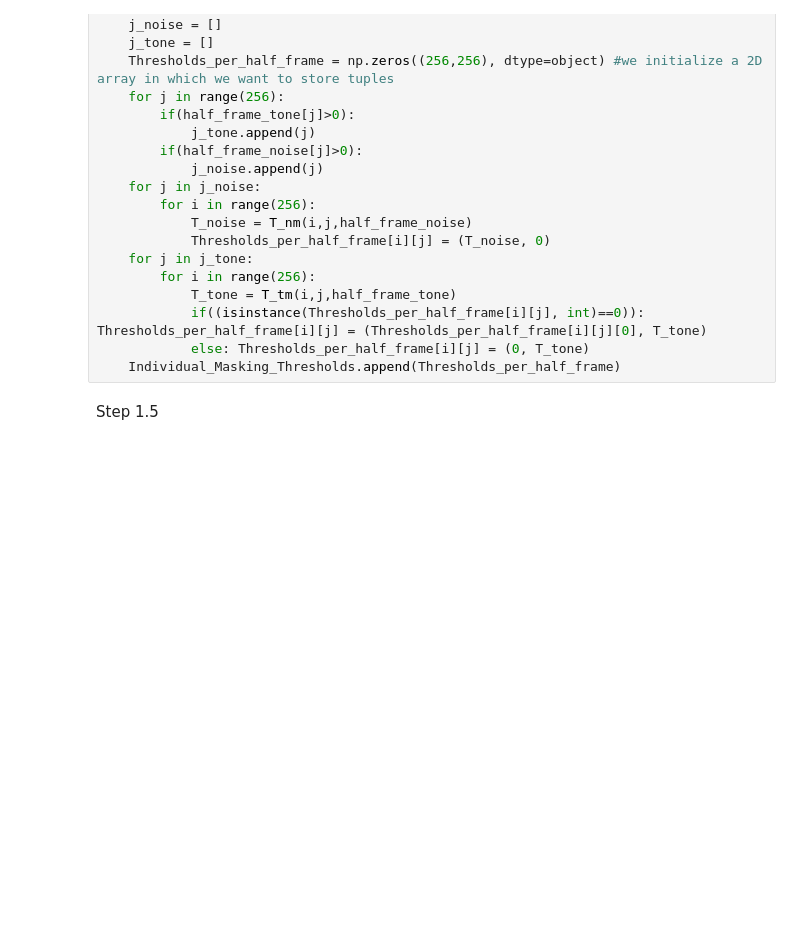
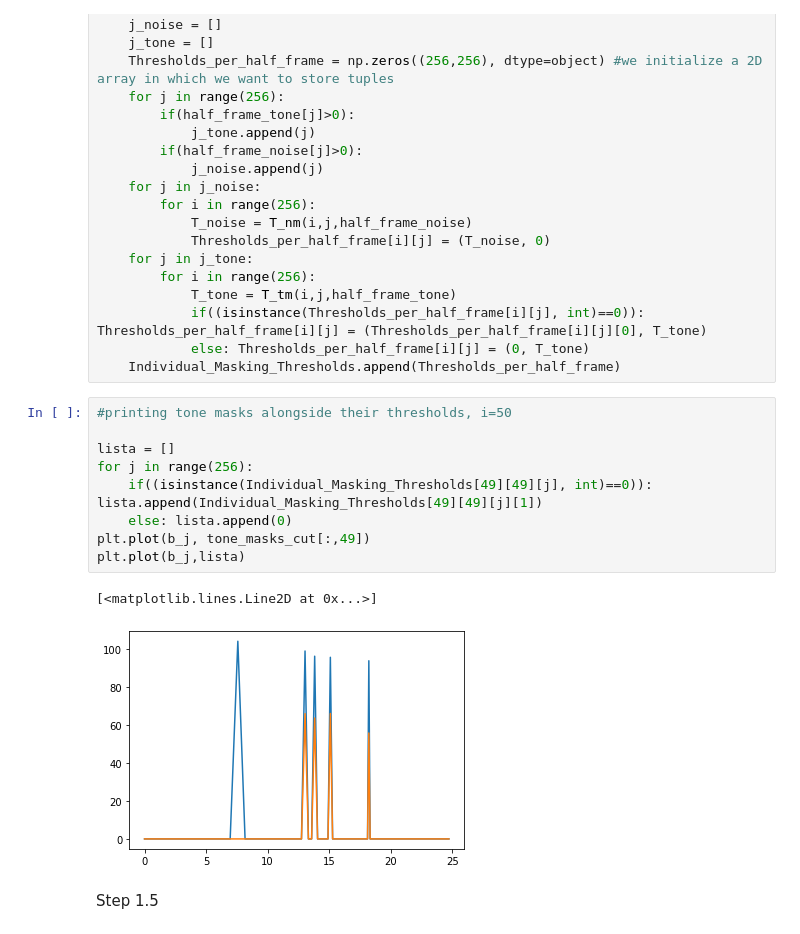
Before and after one commit to TilemahosAravanis/DSP_LAB_2h_erg, a Jupyter notebook: DSP_LAB_2h_erg.ipynb, the cells around one changed output. Cells and saved outputs as stored; diff of their text form; blank space fills up the shorter version.

```diff
--- a/DSP_LAB_2h_erg.ipynb
+++ b/DSP_LAB_2h_erg.ipynb
@@ -174,6 +238,18 @@ for counter in range(1179):
             if((isinstance(Thresholds_per_half_frame[i][j], int)==0)): Thresholds_per_half_frame[i][j] = (Thresholds_per_half_frame[i][j][0], T_tone)
             else: Thresholds_per_half_frame[i][j] = (0, T_tone)
     Individual_Masking_Thresholds.append(Thresholds_per_half_frame)
+# %%
+#printing tone masks alongside their thresholds, i=50
+
+lista = []
+for j in range(256):
+    if((isinstance(Individual_Masking_Thresholds[49][49][j], int)==0)): lista.append(Individual_Masking_Thresholds[49][49][j][1])
+    else: lista.append(0)
+plt.plot(b_j, tone_masks_cut[:,49])
+plt.plot(b_j,lista)
+# %% [output]
+[<matplotlib.lines.Line2D at 0x...>]
+[figure, added]
 # %% [markdown]
 Step 1.5
 # %%
```
Also changed, not shown: parts of 11 cells of this notebook.
